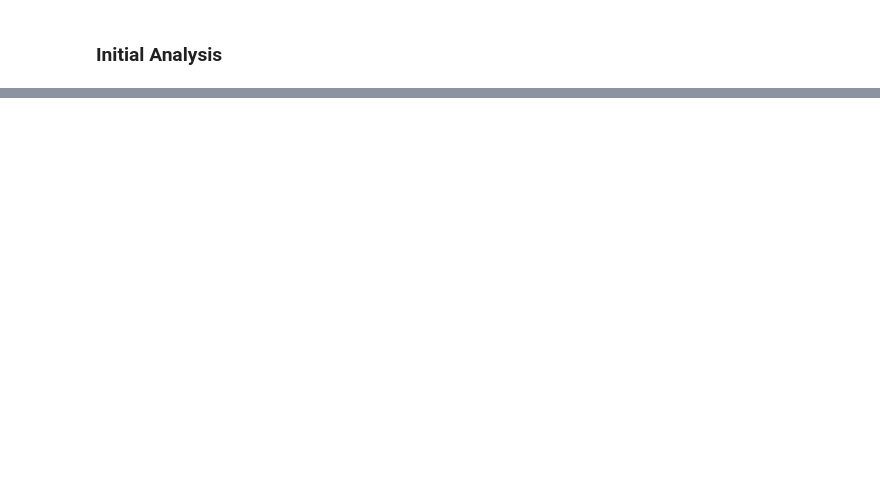
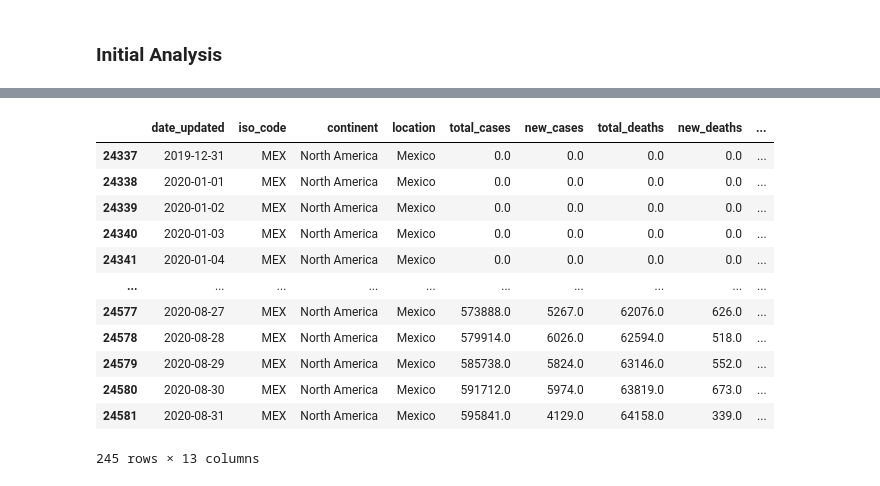
Before and after one commit to pmmfs/capstone-project, a Jupyter notebook: government_regulation_impact_initial_analysis.ipynb, the cells around one changed output, grey strips where cells are left out. Drawn from its saved outputs; the diff is of its cells as text; code cells hidden in the pictures; blank space fills up the shorter version.

Commit message:
Removed Nans in the Total Cases column

```diff
--- a/government_regulation_impact_initial_analysis.ipynb
+++ b/government_regulation_impact_initial_analysis.ipynb
@@ -518,2 +531,30 @@ covid_stats_df
 # %% [markdown]
 ### Initial Analysis
+# %%
+# Get all the unique country codes
+
+iso_codes = covid_stats_df["iso_code"].unique()
+# %%
+# Split up the covid_stats_df into a list of dataframes based on country code (iso code)
+
+iso_code_dfs = []
+for code in iso_codes:
+    df = covid_stats_df[covid_stats_df["iso_code"] == code].copy()
+    iso_code_dfs.append(df)
+# %%
+# Iterate through the iso code dataframes and do the following:
+# - Make a copy of the current dataframe because we want to limit the scope of the forward fill operation
+# - If the first row of total_deaths is Nan, replace it with 0
+# - Forward fill (ffill) to fill the total_deaths column
+# - Update the iso_code_dfs dataframe list
+# - Concatenate the list of dataframes to get the covid_stats_d
+
+for i,df in enumerate(iso_code_dfs):
+    df_temp = df.copy()
+    if np.isnan(df_temp.iloc[0]["total_deaths"]):
+        df.iloc[0,6] = 0    # ["total_deaths"]
+
+    df = df.ffill(axis = 0)
+    iso_code_dfs[i] = df
+
+covid_stats_df = pd.concat(iso_code_dfs)
@@ -519,0 +578,16 @@ covid_stats_df
+# %%
+covid_stats_df[covid_stats_df["iso_code"] == "MEX"]
+# %% [output]
+|  | date_updated | iso_code | continent | location | total_cases | new_cases | total_deaths | new_deaths | ... |
+| 24337 | 2019-12-31 | MEX | North America | Mexico | 0.0 | 0.0 | 0.0 | 0.0 | ... |
+| 24338 | 2020-01-01 | MEX | North America | Mexico | 0.0 | 0.0 | 0.0 | 0.0 | ... |
+| 24339 | 2020-01-02 | MEX | North America | Mexico | 0.0 | 0.0 | 0.0 | 0.0 | ... |
+| 24340 | 2020-01-03 | MEX | North America | Mexico | 0.0 | 0.0 | 0.0 | 0.0 | ... |
+| 24341 | 2020-01-04 | MEX | North America | Mexico | 0.0 | 0.0 | 0.0 | 0.0 | ... |
+| ... | ... | ... | ... | ... | ... | ... | ... | ... | ... |
+| 24577 | 2020-08-27 | MEX | North America | Mexico | 573888.0 | 5267.0 | 62076.0 | 626.0 | ... |
+| 24578 | 2020-08-28 | MEX | North America | Mexico | 579914.0 | 6026.0 | 62594.0 | 518.0 | ... |
+| 24579 | 2020-08-29 | MEX | North America | Mexico | 585738.0 | 5824.0 | 63146.0 | 552.0 | ... |
+| 24580 | 2020-08-30 | MEX | North America | Mexico | 591712.0 | 5974.0 | 63819.0 | 673.0 | ... |
+| 24581 | 2020-08-31 | MEX | North America | Mexico | 595841.0 | 4129.0 | 64158.0 | 339.0 | ... |
+245 rows × 13 columns
```
Also changed, not shown: parts of 4 cells of this notebook, 1 other file.
